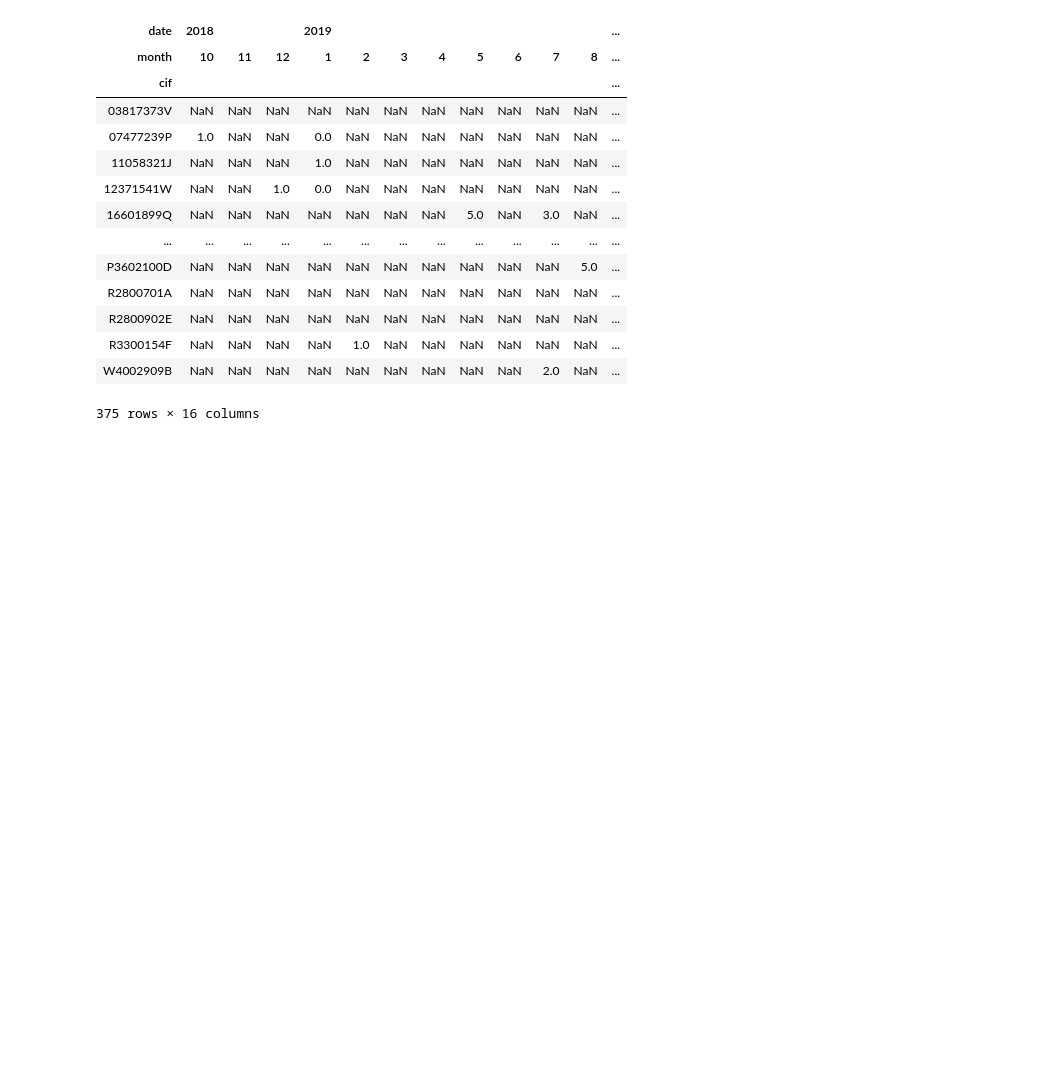
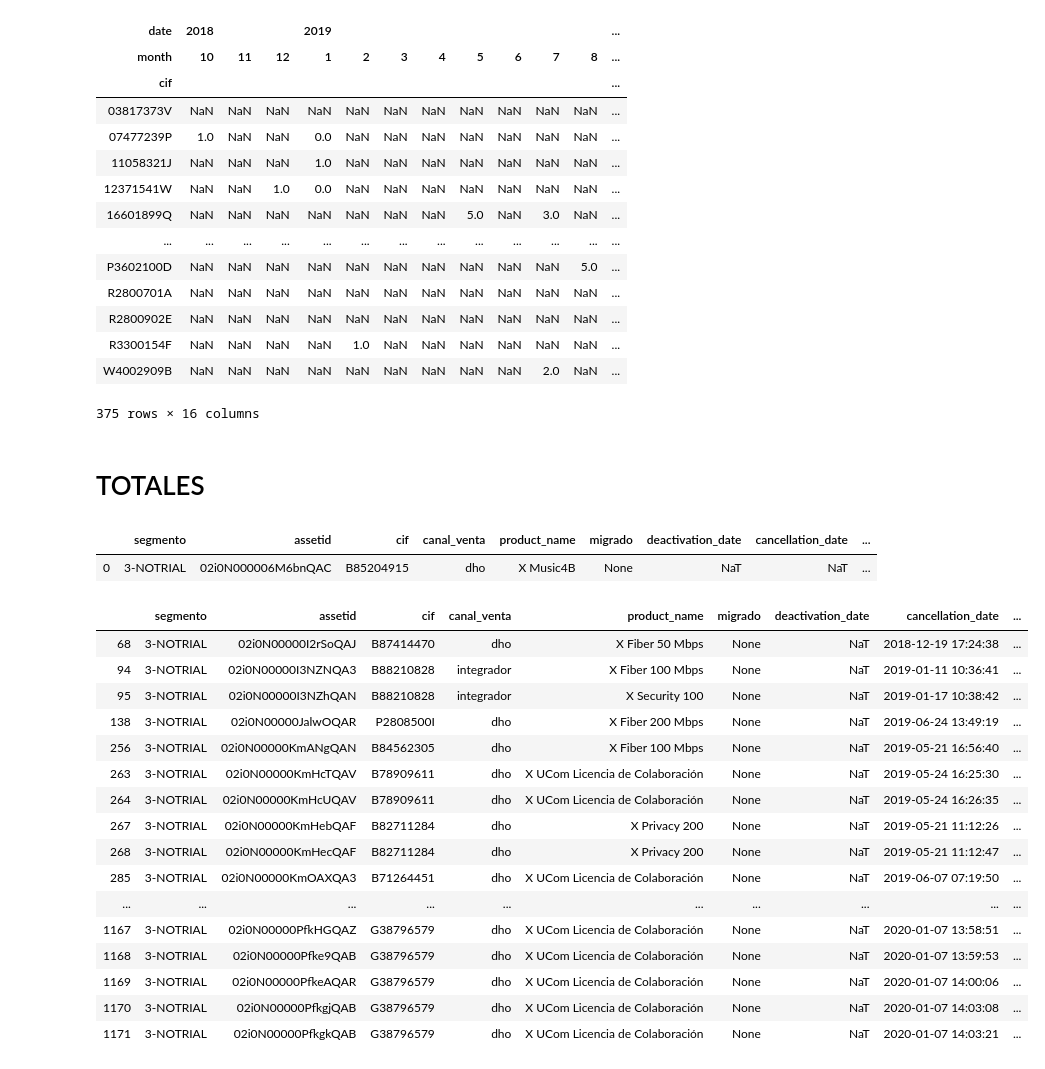
Before and after one commit to mariaadradosr/PyCartera, a Jupyter notebook: ConnectPG.ipynb, the cells around one changed output. Saved outputs shown, nothing was run; the diff lists cells and outputs as text; code cells hidden in the pictures; blank space fills up the shorter version.

```diff
--- a/ConnectPG.ipynb
+++ b/ConnectPG.ipynb
@@ -602,3 +615,5 @@ y.cum
 | R3300154F | NaN | NaN | NaN | NaN | 1.0 | NaN | NaN | NaN | NaN | NaN | NaN | ... |
 | W4002909B | NaN | NaN | NaN | NaN | NaN | NaN | NaN | NaN | NaN | 2.0 | NaN | ... |
 375 rows × 16 columns
+# %% [markdown]
+# TOTALES
@@ -604,0 +663,27 @@ y.cum
+# %%
+df = ventas(cur)
+# %%
+df.head(1)
+# %% [output]
+|  | segmento | assetid | cif | canal_venta | product_name | migrado | deactivation_date | cancellation_date | ... |
+| 0 | 3-NOTRIAL | 02i0N000006M6bnQAC | B85204915 | dho | X Music4B | None | NaT | NaT | ... |
+# %%
+ df[(df['rfb__c'].isnull())&(df['cancellation_date'].notnull())]
+# %% [output]
+|  | segmento | assetid | cif | canal_venta | product_name | migrado | deactivation_date | cancellation_date | ... |
+| 68 | 3-NOTRIAL | 02i0N00000I2rSoQAJ | B87414470 | dho | X Fiber 50 Mbps | None | NaT | 2018-12-19 17:24:38 | ... |
+| 94 | 3-NOTRIAL | 02i0N00000I3NZNQA3 | B88210828 | integrador | X Fiber 100 Mbps | None | NaT | 2019-01-11 10:36:41 | ... |
+| 95 | 3-NOTRIAL | 02i0N00000I3NZhQAN | B88210828 | integrador | X Security 100 | None | NaT | 2019-01-17 10:38:42 | ... |
+| 138 | 3-NOTRIAL | 02i0N00000JalwOQAR | P2808500I | dho | X Fiber 200 Mbps | None | NaT | 2019-06-24 13:49:19 | ... |
+| 256 | 3-NOTRIAL | 02i0N00000KmANgQAN | B84562305 | dho | X Fiber 100 Mbps | None | NaT | 2019-05-21 16:56:40 | ... |
+| 263 | 3-NOTRIAL | 02i0N00000KmHcTQAV | B78909611 | dho | X UCom Licencia de Colaboración | None | NaT | 2019-05-24 16:25:30 | ... |
+| 264 | 3-NOTRIAL | 02i0N00000KmHcUQAV | B78909611 | dho | X UCom Licencia de Colaboración | None | NaT | 2019-05-24 16:26:35 | ... |
+| 267 | 3-NOTRIAL | 02i0N00000KmHebQAF | B82711284 | dho | X Privacy 200 | None | NaT | 2019-05-21 11:12:26 | ... |
+| 268 | 3-NOTRIAL | 02i0N00000KmHecQAF | B82711284 | dho | X Privacy 200 | None | NaT | 2019-05-21 11:12:47 | ... |
+| 285 | 3-NOTRIAL | 02i0N00000KmOAXQA3 | B71264451 | dho | X UCom Licencia de Colaboración | None | NaT | 2019-06-07 07:19:50 | ... |
+| ... | ... | ... | ... | ... | ... | ... | ... | ... | ... |
+| 1167 | 3-NOTRIAL | 02i0N00000PfkHGQAZ | G38796579 | dho | X UCom Licencia de Colaboración | None | NaT | 2020-01-07 13:58:51 | ... |
+| 1168 | 3-NOTRIAL | 02i0N00000Pfke9QAB | G38796579 | dho | X UCom Licencia de Colaboración | None | NaT | 2020-01-07 13:59:53 | ... |
+| 1169 | 3-NOTRIAL | 02i0N00000PfkeAQAR | G38796579 | dho | X UCom Licencia de Colaboración | None | NaT | 2020-01-07 14:00:06 | ... |
+| 1170 | 3-NOTRIAL | 02i0N00000PfkgjQAB | G38796579 | dho | X UCom Licencia de Colaboración | None | NaT | 2020-01-07 14:03:08 | ... |
+| 1171 | 3-NOTRIAL | 02i0N00000PfkgkQAB | G38796579 | dho | X UCom Licencia de Colaboración | None | NaT | 2020-01-07 14:03:21 | ... |
```
Also changed, not shown: parts of 5 cells of this notebook, 3 other files.
